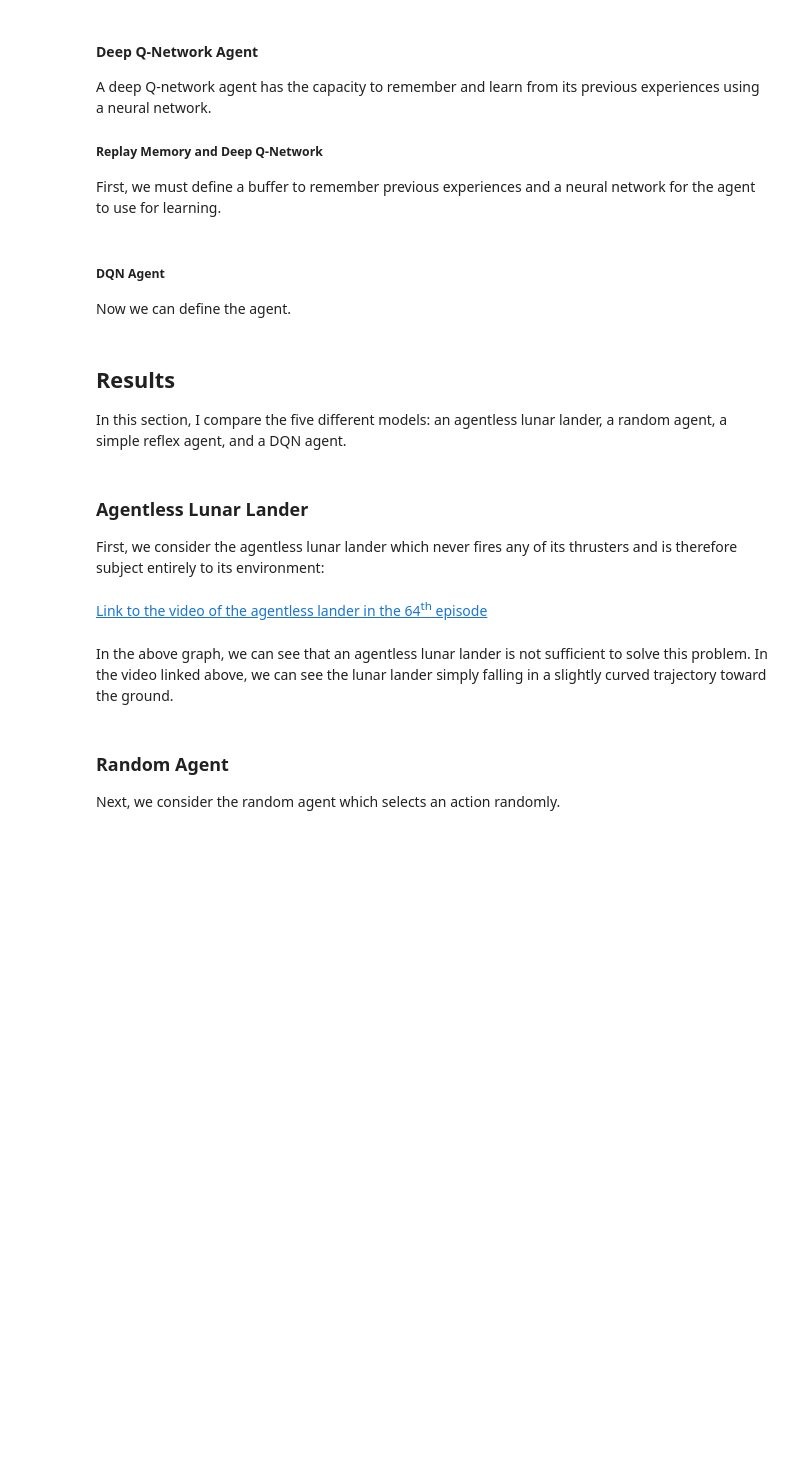
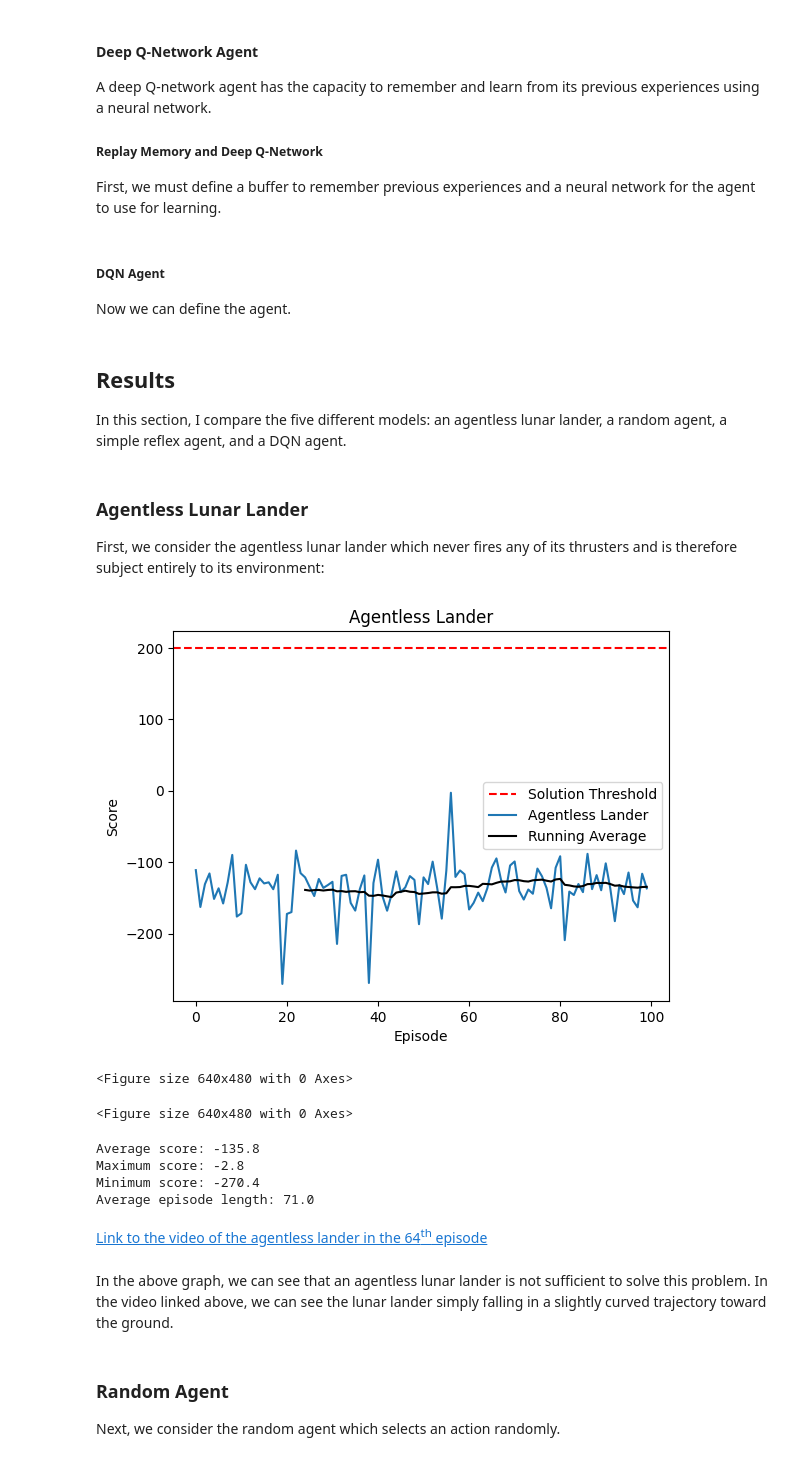
Before and after one commit to jaki9292/rl-project, a Jupyter notebook: project.ipynb, the cells around one changed output. Drawn from its saved outputs; the diff is of its cells as text; code cells hidden in the pictures; blank space fills up the shorter version.

```diff
--- a/project.ipynb
+++ b/project.ipynb
@@ -201,7 +229,10 @@ class LunarLander:
         # Initialize total iteration step count
         self.total_steps = 0
 
-        # Set learning rate scheduler to null
+        # Initialize parameters needed for reinforcement learning agents
+        # to prevent errors. These will not be used for non-RL agents
+        self.memory = []
+        self.batch_size = 1
         self.scheduler = None
 
     def select_action(self, state):
@@ -281,8 +312,9 @@ class LunarLander:
             self.steps.append(episode_steps)
             self.policy.append(actions)
 
-            # If learning rate scheduler is specified
-            if self.scheduler:
+            # If there are at least buffer_size transitions
+            # in the buffer memory
+            if (len(self.memory) >= self.batch_size):
                 # Increment learning rate scheduler count
                 # Scheduler will perform learning rate decrement
                 # after kth episode specified in lr_period parameter
@@ -335,10 +367,10 @@ class LunarLander:
 
             if verbose:
                 # Report average, max, and min
-                print(f"\nAverage score: {average}")
-                print(f"Maximum score: {max}")
-                print(f"Minimum score: {min}")
-                print(f"Average episode length: {avg_length}")
+                print(f"\nAverage score: {average:.1f}")
+                print(f"Maximum score: {max:.1f}")
+                print(f"Minimum score: {min:.1f}")
+                print(f"Average episode length: {avg_length:.1f}")
 
             return average, max, min, avg_length
         else:
@@ -846,17 +884,25 @@ First, we consider the agentless lunar lander which never fires any of its thrus
 # %%
 # Instantiate agentless lunar lander
 agentless_lander = LunarLander()
 
 # Maintain list of agent objects
 agents = [agentless_lander]
 
-episodes = 10
+episodes = 100
 
 # Iterate over selected number of episodes
 agentless_lander.iterate(episodes, verbose = False, video = True, plot = True)
 
 # Print average, max, min
 average, max, min, avg_length = agentless_lander.score_stats(verbose = True)
+# %% [output]
+[figure, added]
+<Figure size 640x480 with 0 Axes>
+<Figure size 640x480 with 0 Axes>
+Average score: -135.8
+Maximum score: -2.8
+Minimum score: -270.4
+Average episode length: 71.0
 # %% [markdown]
 [Link to the video of the agentless lander in the 64<sup>th</sup> episode](videos/agentless-lander-episode-64.mp4)
 # %% [markdown]
```
Also changed, not shown: parts of 50 cells of this notebook.
